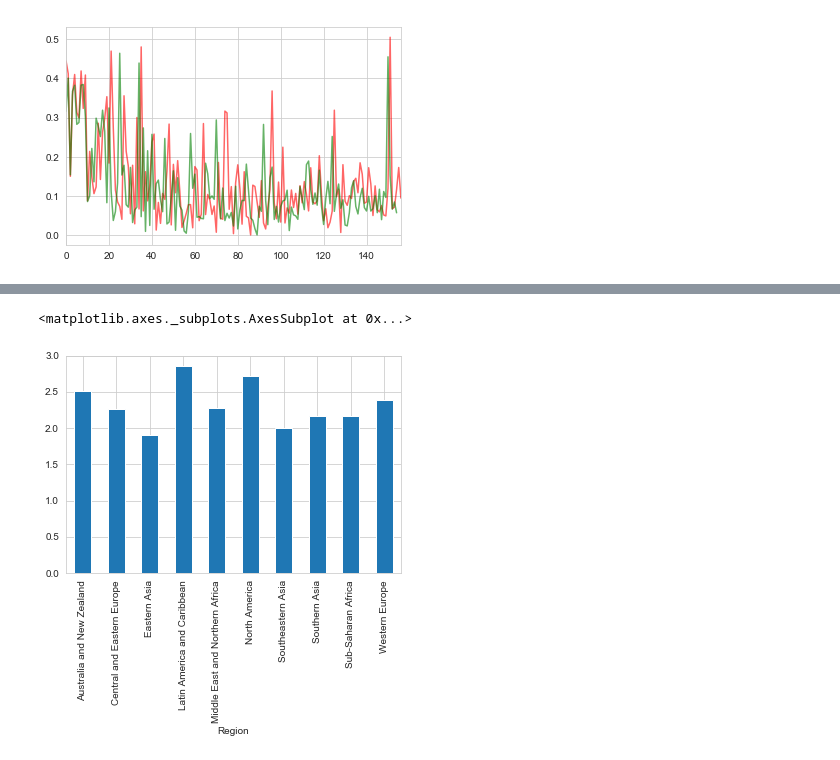
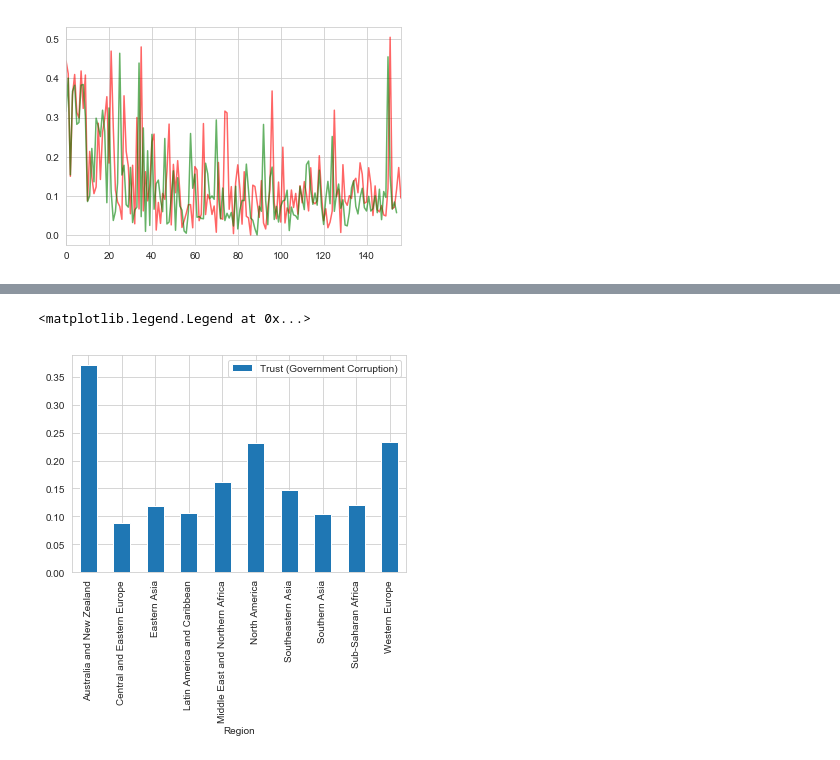
Before and after one commit to simprism/happiness-index, a Jupyter notebook: happiness-index.ipynb, the cells around one changed output, grey strips where cells are left out. Drawn from its saved outputs; the diff is of its cells as text; code cells hidden in the pictures.

```diff
--- a/happiness-index.ipynb
+++ b/happiness-index.ipynb
@@ -103,5 +105,5 @@ trust_17.plot(kind='line', color='green', alpha=0.6)
 <matplotlib.axes._subplots.AxesSubplot at 0x...>
 [figure]
 # %%
-corrupt = happy_16.groupby('Region')['Trust (Government Corruption)'].mean()
+trust = happy_16.groupby('Region')['Trust (Government Corruption)'].mean()
 dystopia = happy_16.groupby('Region')['Dystopia Residual'].mean()
@@ -113,5 +110,7 @@ corrupt.plot(kind='bar')
-# %%
-dystopia.plot(kind='bar')
-# %% [output]
-<matplotlib.axes._subplots.AxesSubplot at 0x...>
-[figure, removed]
+# %%
+fig, ax = plt.subplots()
+trust.plot(kind='bar')
+ax.legend()
+# %% [output]
+<matplotlib.legend.Legend at 0x...>
+[figure, added]
```
Also changed, not shown: parts of 3 cells of this notebook.
